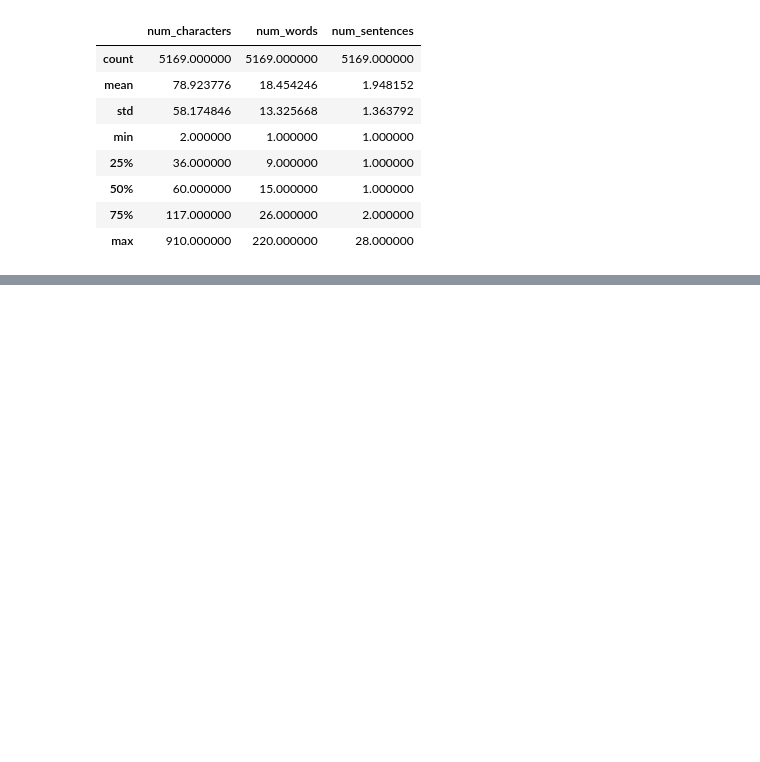
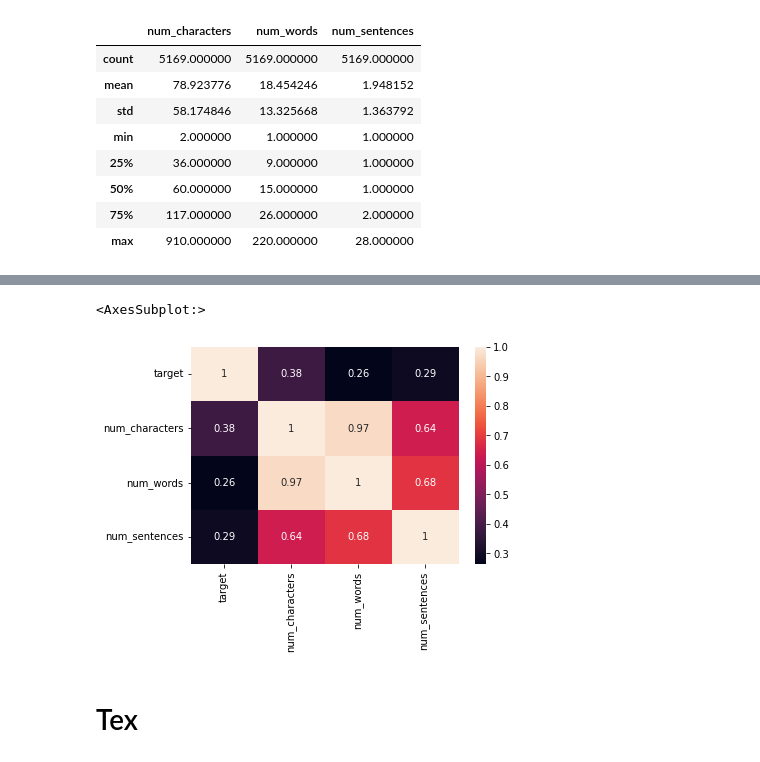
Before and after one commit to harshjainsk/email-spam-classifier, a Jupyter notebook: spam-classifier.ipynb, the cells around one changed output, grey strips where cells are left out. Drawn from its saved outputs; the diff is of its cells as text; code cells hidden in the pictures; blank space fills up the shorter version.

```diff
--- a/spam-classifier.ipynb
+++ b/spam-classifier.ipynb
@@ -160,0 +211,9 @@ df[['num_characters', 'num_words', 'num_sentences']].describe()
+# %%
+# finding the correlation wrt each column
+
+sns.heatmap(df.corr(), annot = True)
+# %% [output]
+<AxesSubplot:>
+[figure, added]
+# %% [markdown]
+# Tex
```
Also changed, not shown: parts of 6 cells of this notebook.
